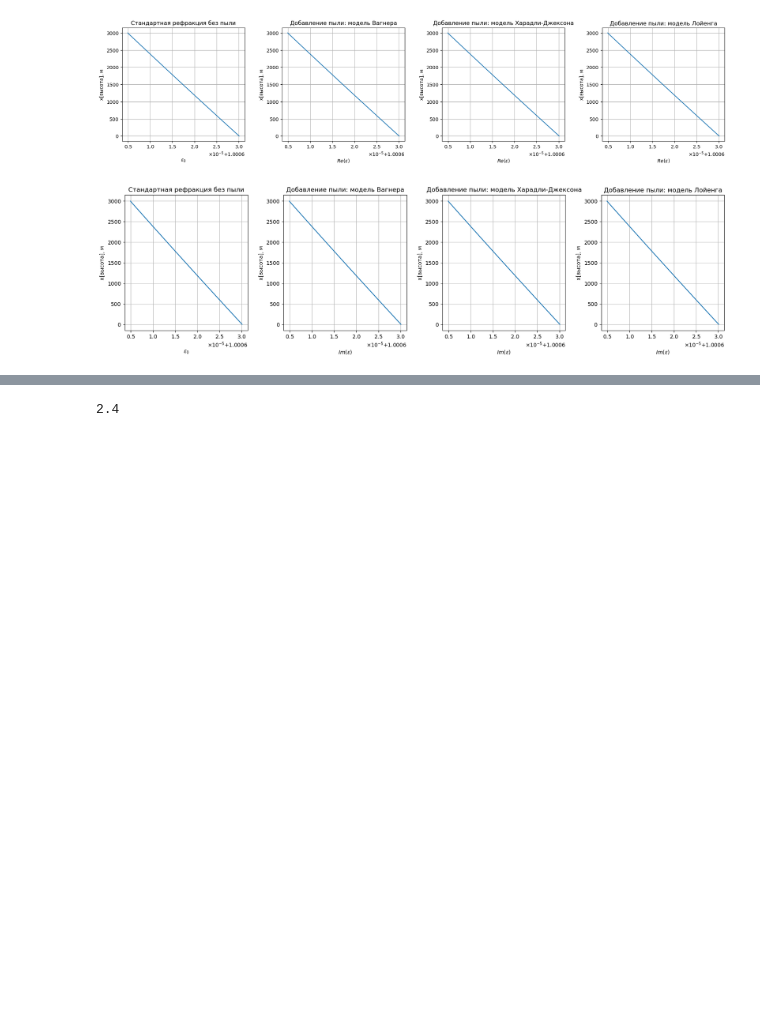
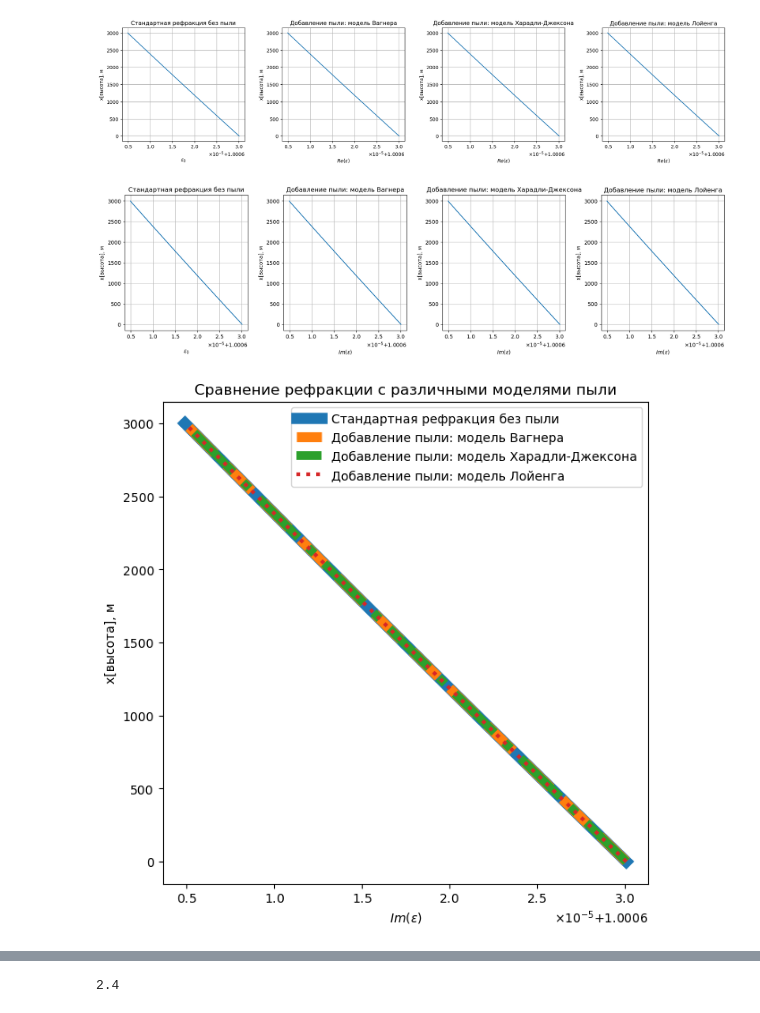
Before and after one commit to Margo-10/pe_radiowaves, a Jupyter notebook: pe_radiowaves.ipynb, the cells around one changed output, grey strips where cells are left out. Saved outputs shown, nothing was run; the diff lists cells and outputs as text; code cells hidden in the pictures; blank space fills up the shorter version.

```diff
--- a/pe_radiowaves.ipynb
+++ b/pe_radiowaves.ipynb
@@ -88,11 +84,11 @@ plt.show()
 # %%
-for i in range(H_max+1):
+for i in range(H_max*100+1):
     eps_w_complex[i]  = 3*eps_0[i]*phi_1*(eps_1.imag-eps_0[i])/(eps_1.imag+2*eps_0[i]) + eps_0[i]
 
-for i in range(H_max+1):
+for i in range(H_max*100+1):
     eps_kj_complex[i] = (2*eps_0[i]*phi_1*(eps_1.imag-eps_0[i]) + eps_0[i]*eps_1.imag + 2*eps_0[i]*eps_0[i])/(eps_1.imag+2*eps_0[i]-phi_1*(eps_1.imag-eps_0[i]))
 
-for i in range(H_max+1):
+for i in range(H_max*100+1):
     eps_l_complex[i] = pow((phi_1*(pow(eps_1.imag,1.0/3.0)-pow(eps_0[i],1.0/3.0)) + pow(eps_0[i],1.0/3.0)), 3)
 # %%
 fig = plt.figure()
@@ -273,24 +263,26 @@ plt.show()
 # %% [output]
 [figure]
 # %%
-plt.figure(figsize=(5, 5))
+plt.figure(figsize=(7, 7))
 
-# # Первый график
-# plt.plot(eps_0, h, label='Стандартная рефракция без пыли')
+# Первый график
+plt.plot(eps_0, h, linestyle='-', linewidth='9', label='Стандартная рефракция без пыли')
 
 # Второй график
-plt.plot(eps_w_real, h, label='Добавление пыли: модель Вагнера')
+plt.plot(eps_w_real, h, linestyle='--', linewidth='8',  label='Добавление пыли: модель Вагнера')
 
 # Третий график
-plt.plot(eps_kj_real, h, label='Добавление пыли: модель Харадли-Джексона')
+plt.plot(eps_kj_real, h, linestyle='-.', linewidth='7',  label='Добавление пыли: модель Харадли-Джексона')
 
 # Четвертый график
-plt.plot(eps_l_real, h, label='Добавление пыли: модель Лойенга')
+plt.plot(eps_l_real, h, linestyle=':', linewidth='3', label='Добавление пыли: модель Лойенга')
 
 plt.xlabel('$Im(ε)$')
 plt.ylabel('x[высота], м')
 plt.title('Сравнение рефракции с различными моделями пыли')
 plt.ticklabel_format(style='scientific', axis='x', useMathText=True)
 plt.legend()
 
 plt.show()
+# %% [output]
+[figure, added]
```
Also changed, not shown: parts of 5 cells of this notebook.
